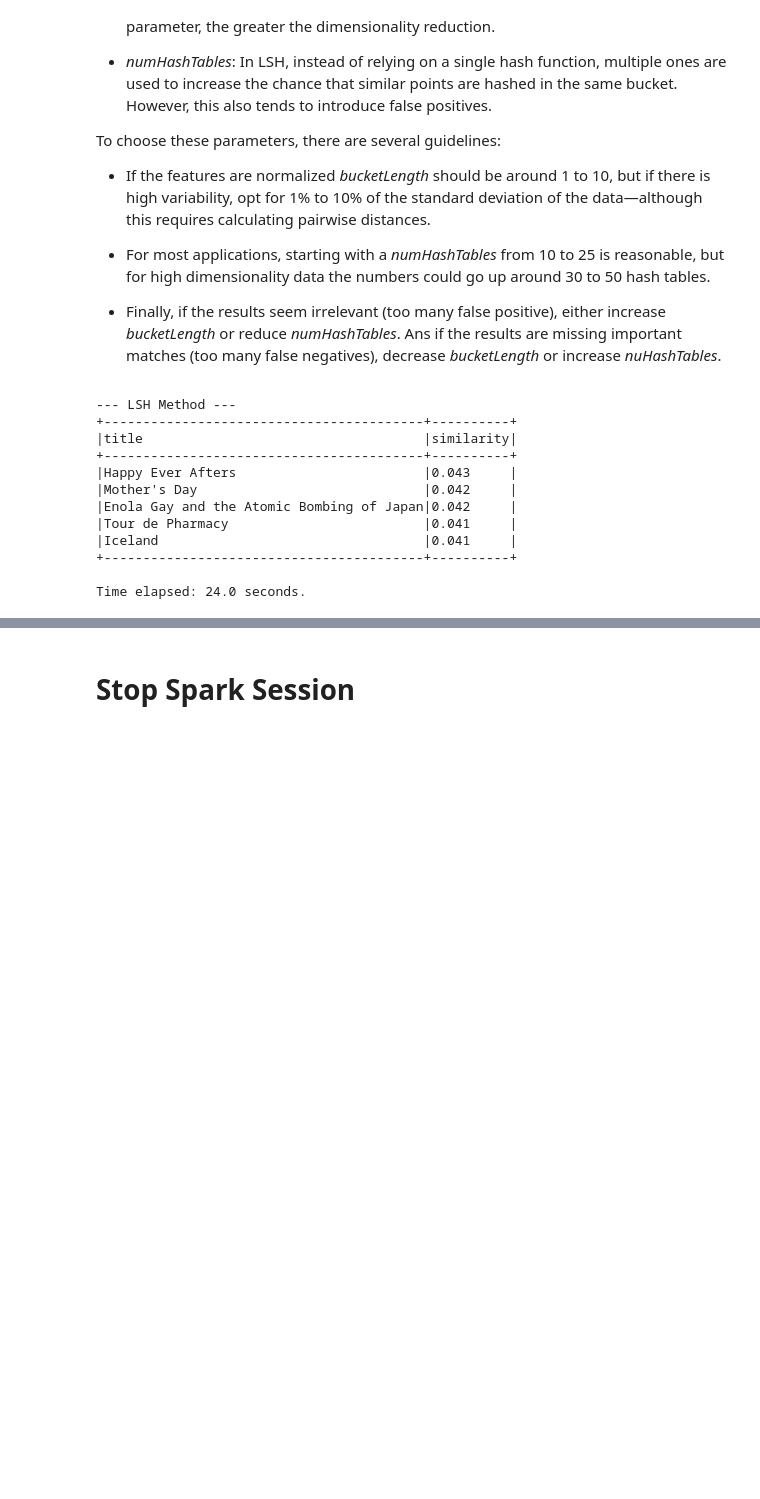
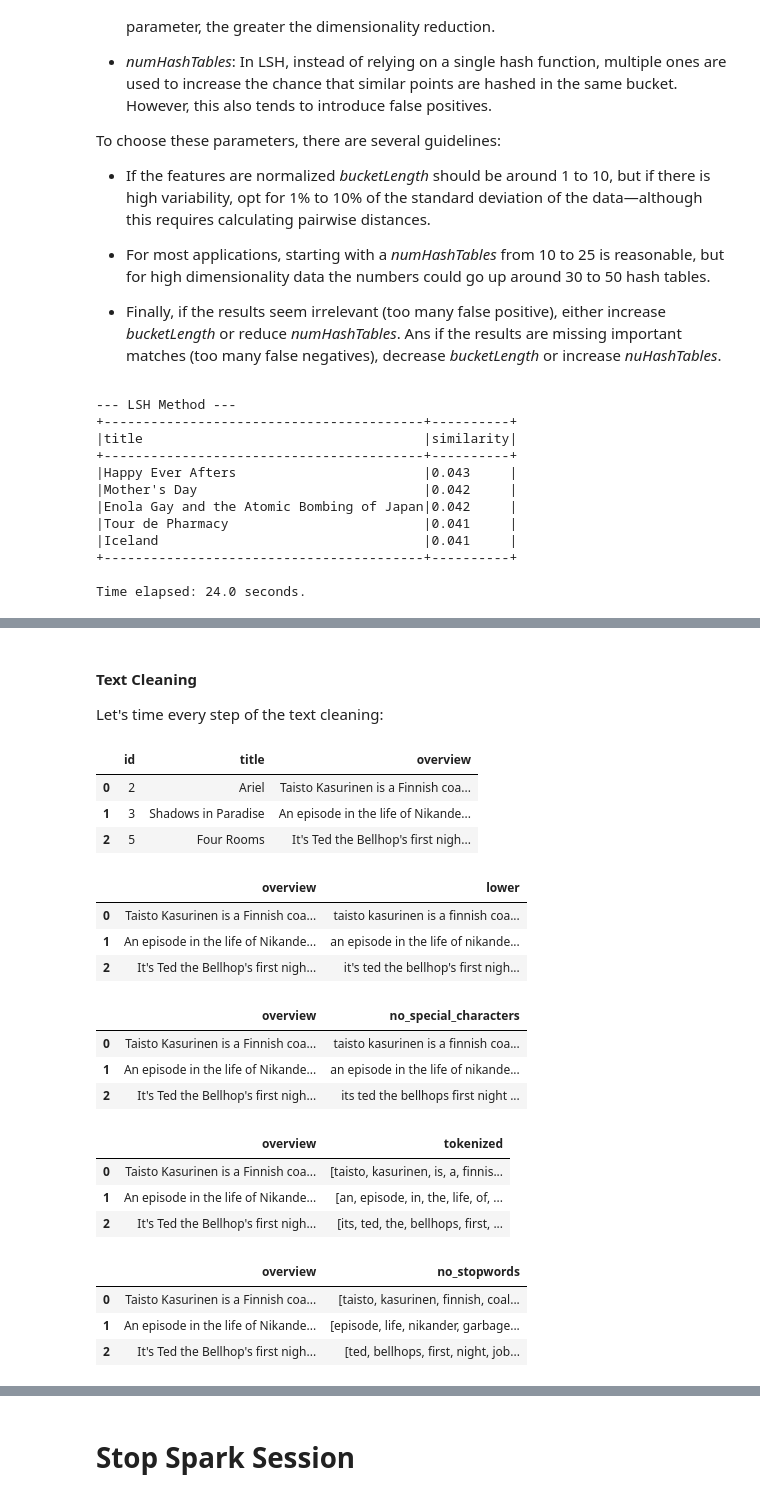
Before and after one commit to DomingoPC/Movie-Recommender-System, a Jupyter notebook: content_based_rs.ipynb, the cells around one changed output, grey strips where cells are left out. Cells and saved outputs as stored; diff of their text form; code cells hidden in the pictures; blank space fills up the shorter version.

Commit message:
Word2Vec for CBRS. Code example 1.

```diff
--- a/content_based_rs.ipynb
+++ b/content_based_rs.ipynb
@@ -754,0 +762,3 @@ Time elapsed: 24.0 seconds.
+# %%
+overview = df.select('id', 'title', 'overview').orderBy('id').na.drop(subset=["overview"])
+overview.show(3)
@@ -754,0 +774,62 @@ Time elapsed: 24.0 seconds.
+# %% [markdown]
+#### Text Cleaning
+Let's time every step of the text cleaning:
+# %%
+import time
+from pyspark.ml.feature import Tokenizer, StopWordsRemover
+
+# Original data
+original_sample = overview.limit(3).toPandas()
+display(original_sample)
+# %% [output]
+|  | id | title | overview |
+| 0 | 2 | Ariel | Taisto Kasurinen is a Finnish coa... |
+| 1 | 3 | Shadows in Paradise | An episode in the life of Nikande... |
+| 2 | 5 | Four Rooms | It's Ted the Bellhop's first nigh... |
+# %%
+# Lowercase
+def lowercase(text: str):
+    return text.lower() # lowercase
+udf_lowercase = f.udf(lambda text: lowercase(text), StringType())
+
+cleaned = overview.withColumn('lower', udf_lowercase(f.col('overview')))
+display(cleaned.limit(3).select('overview', 'lower').toPandas())
+# %% [output]
+|  | overview | lower |
+| 0 | Taisto Kasurinen is a Finnish coa... | taisto kasurinen is a finnish coa... |
+| 1 | An episode in the life of Nikande... | an episode in the life of nikande... |
+| 2 | It's Ted the Bellhop's first nigh... | it's ted the bellhop's first nigh... |
+# %%
+# Remove Special Characters
+cleaned = cleaned.withColumn('no_special_characters',
+                             f.regexp_replace(
+                                 string=f.col('lower'),
+                                 pattern=r'[^\w\s]',
+                                 replacement=''
+                             ))
+display(cleaned.limit(3).select('overview', 'no_special_characters').toPandas())
+# %% [output]
+|  | overview | no_special_characters |
+| 0 | Taisto Kasurinen is a Finnish coa... | taisto kasurinen is a finnish coa... |
+| 1 | An episode in the life of Nikande... | an episode in the life of nikande... |
+| 2 | It's Ted the Bellhop's first nigh... | its ted the bellhops first night ... |
+# %%
+# Tokenization
+cleaned = Tokenizer(inputCol='no_special_characters', outputCol='tokenized').\
+    transform(cleaned)
+display(cleaned.limit(3).select('overview', 'tokenized').toPandas())
+# %% [output]
+|  | overview | tokenized |
+| 0 | Taisto Kasurinen is a Finnish coa... | [taisto, kasurinen, is, a, finnis... |
+| 1 | An episode in the life of Nikande... | [an, episode, in, the, life, of, ... |
+| 2 | It's Ted the Bellhop's first nigh... | [its, ted, the, bellhops, first, ... |
+# %%
+# Remove StopWords
+cleaned = StopWordsRemover(inputCol='tokenized', outputCol='no_stopwords').\
+    transform(cleaned)
+display(cleaned.limit(3).select('overview', 'no_stopwords').toPandas())
+# %% [output]
+|  | overview | no_stopwords |
+| 0 | Taisto Kasurinen is a Finnish coa... | [taisto, kasurinen, finnish, coal... |
+| 1 | An episode in the life of Nikande... | [episode, life, nikander, garbage... |
+| 2 | It's Ted the Bellhop's first nigh... | [ted, bellhops, first, night, job... |
```
Also changed, not shown: parts of 18 cells of this notebook, 1 other file.
